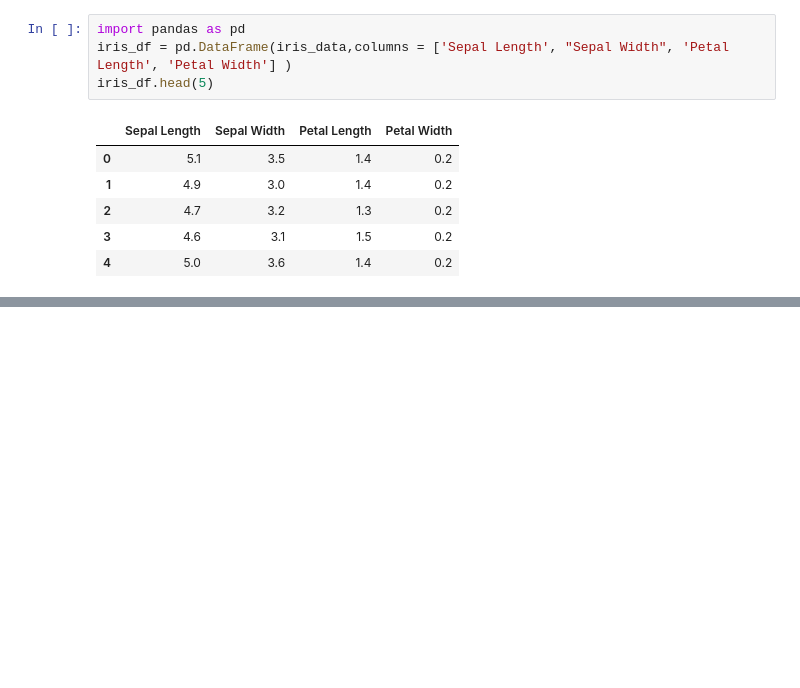
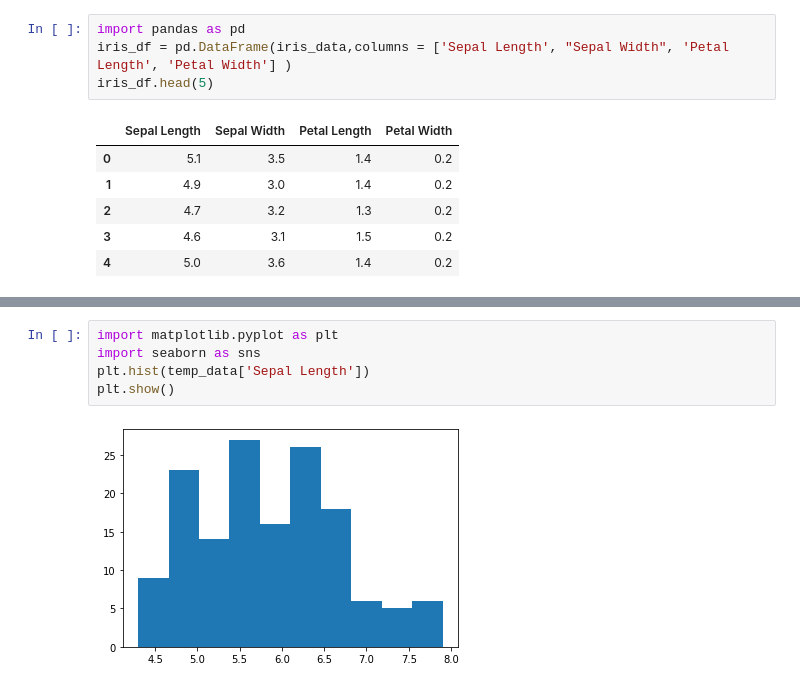
Before and after one commit to slee159/edu, a Jupyter notebook: 16일차_200818_(1)_scikit_learn.ipynb, the cells around one changed output, grey strips where cells are left out. Saved outputs shown, nothing was run; the diff lists cells and outputs as text; blank space fills up the shorter version.

```diff
--- a/16일차_200818_(1)_scikit_learn.ipynb
+++ b/16일차_200818_(1)_scikit_learn.ipynb
@@ -46,0 +104,7 @@ iris_df.head(5)
+# %%
+import matplotlib.pyplot as plt
+import seaborn as sns
+plt.hist(temp_data['Sepal Length'])
+plt.show()
+# %% [output]
+[figure, added]
```
Also changed, not shown: parts of 17 cells of this notebook.
